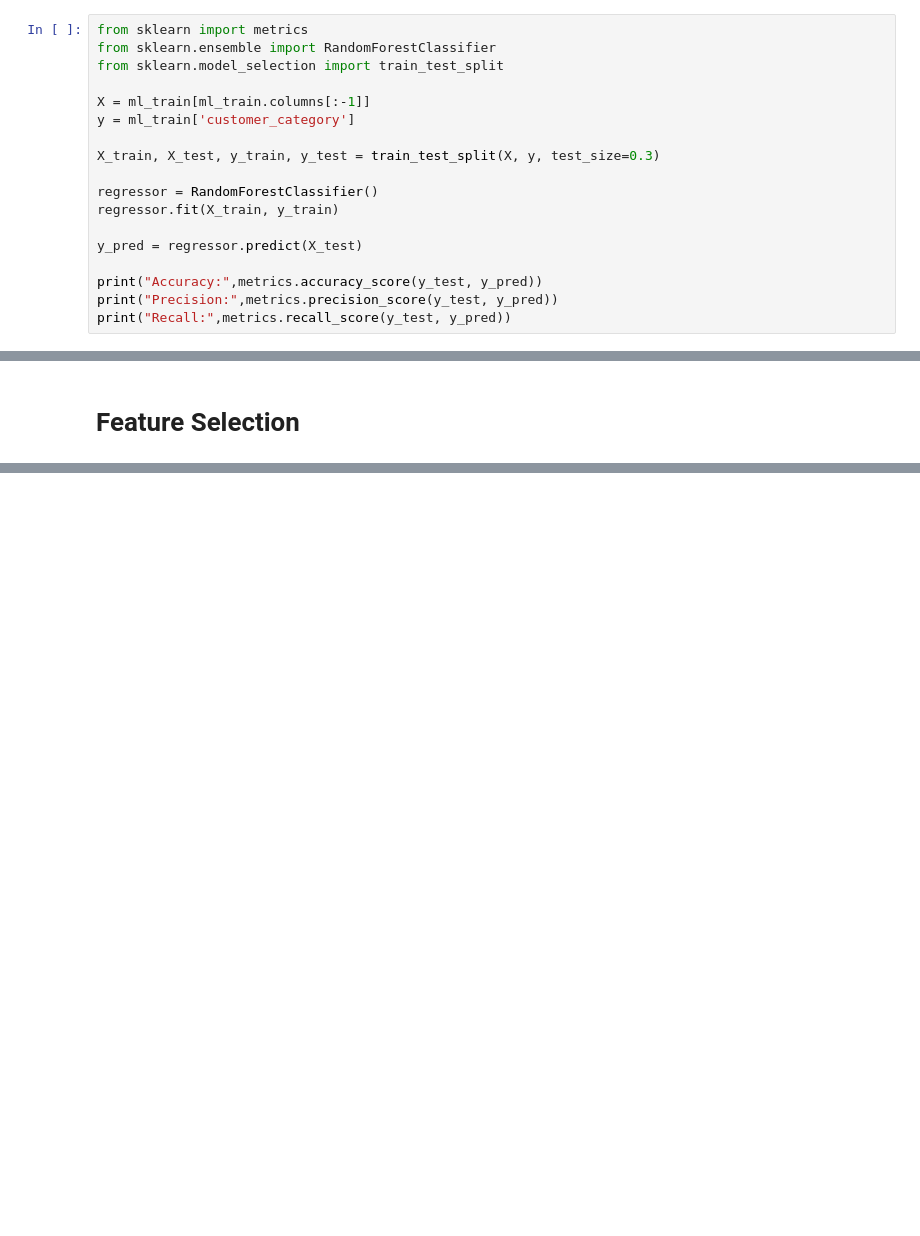
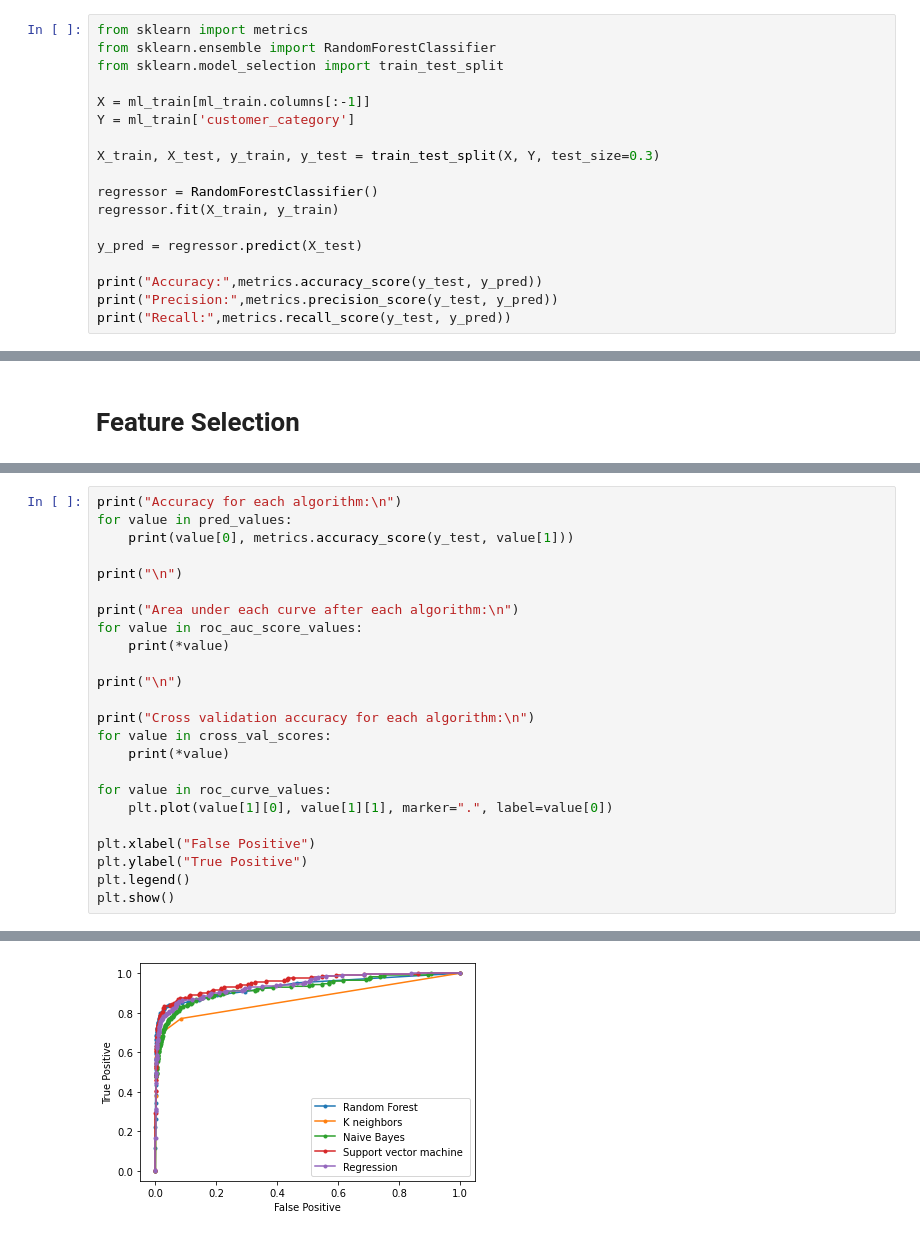
Before and after one commit to rnd4u-org/2021-knu-classif, a Jupyter notebook: Practice.ipynb, the cells around one changed output, grey strips where cells are left out. Saved outputs shown, nothing was run; the diff lists cells and outputs as text; blank space fills up the shorter version.

Commit message:
+ Model Evaluation, ROC Curve

```diff
--- a/Practice.ipynb
+++ b/Practice.ipynb
@@ -279,9 +278,9 @@ from sklearn.ensemble import RandomForestClassifier
 from sklearn.model_selection import train_test_split
 
 X = ml_train[ml_train.columns[:-1]]
-y = ml_train['customer_category']
+Y = ml_train['customer_category']
 
-X_train, X_test, y_train, y_test = train_test_split(X, y, test_size=0.3)
+X_train, X_test, y_train, y_test = train_test_split(X, Y, test_size=0.3)
 
 regressor = RandomForestClassifier()
 regressor.fit(X_train, y_train)
@@ -315,0 +369,25 @@ New Accuracy:  0.9741958289148109
+# %%
+print("Accuracy for each algorithm:\n")
+for value in pred_values:
+    print(value[0], metrics.accuracy_score(y_test, value[1]))
+
+print("\n")
+
+print("Area under each curve after each algorithm:\n")
+for value in roc_auc_score_values:
+    print(*value)
+
+print("\n")
+
+print("Cross validation accuracy for each algorithm:\n")
+for value in cross_val_scores:
+    print(*value)
+
+for value in roc_curve_values:
+    plt.plot(value[1][0], value[1][1], marker=".", label=value[0])
+
+plt.xlabel("False Positive")
+plt.ylabel("True Positive")
+plt.legend()
+plt.show()
+# %% [output]
@@ -315,0 +411 @@ New Accuracy:  0.9741958289148109
+[figure, added]
```
Also changed, not shown: parts of 29 cells of this notebook.
